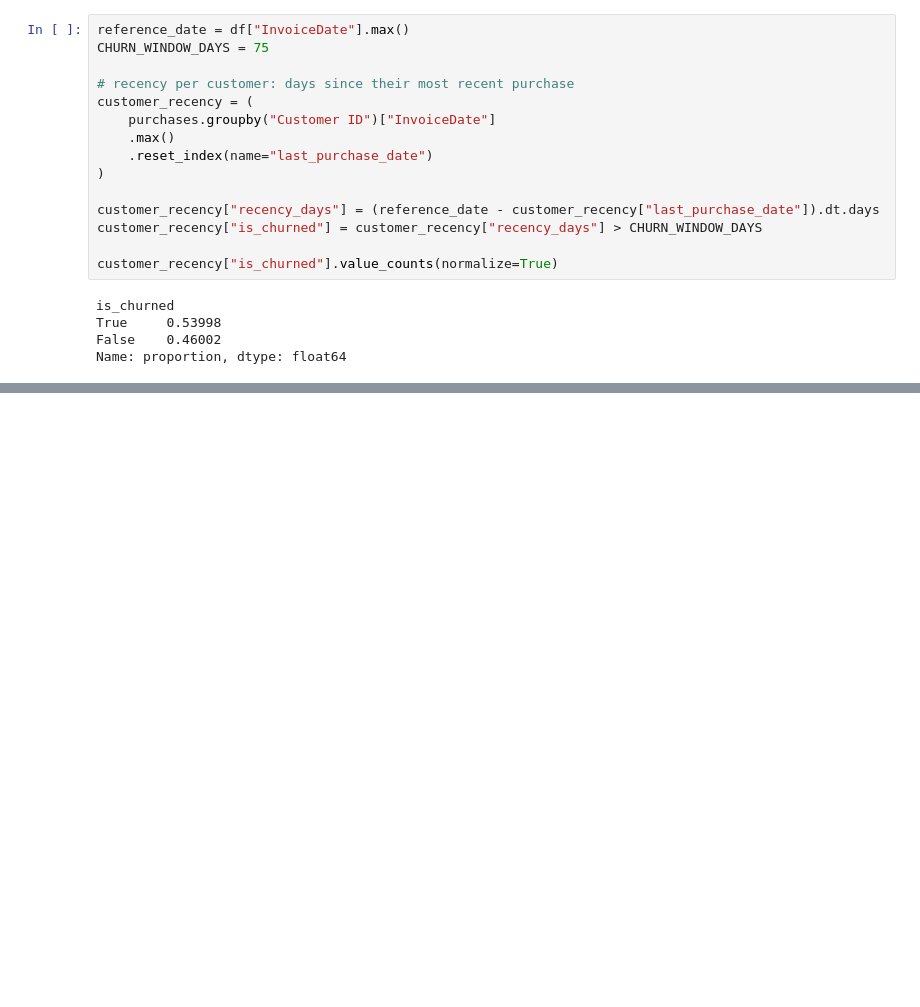
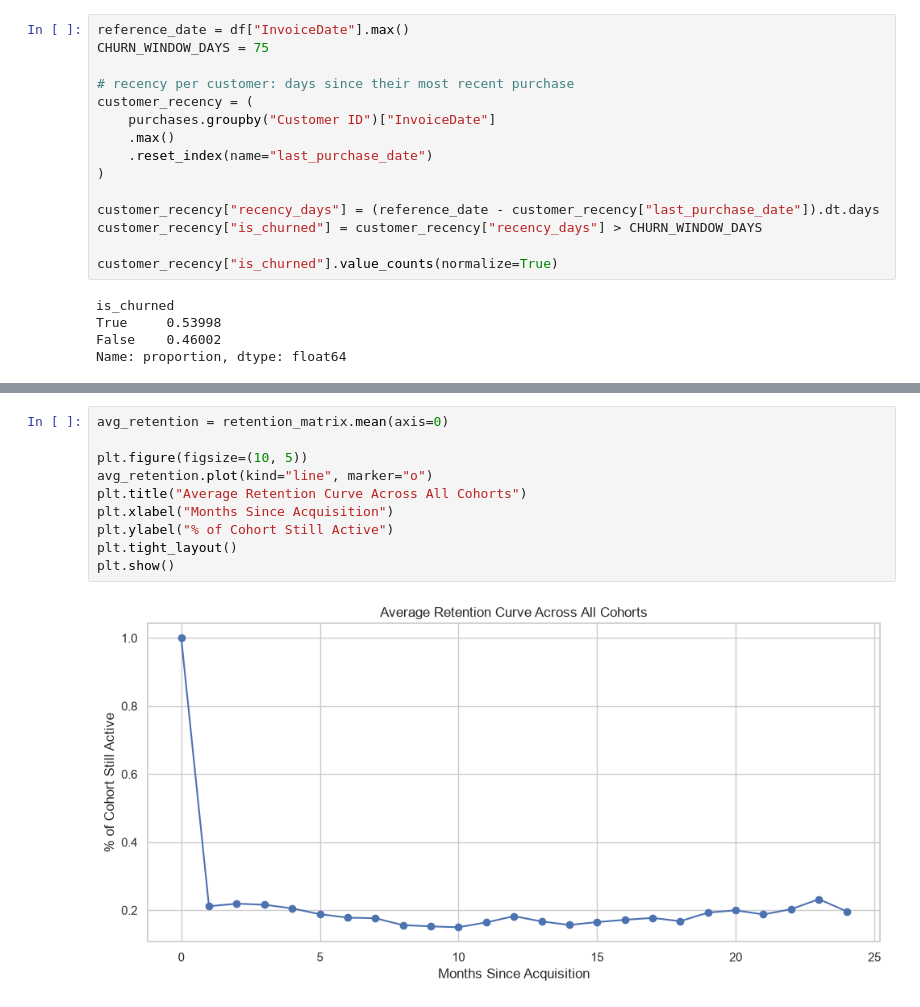
Before and after one commit to Dyna1410-blip/Churn-Prediction, a Jupyter notebook: notebooks/02_eda.ipynb, the cells around one changed output, grey strips where cells are left out. Drawn from its saved outputs; the diff is of its cells as text; blank space fills up the shorter version.

```diff
--- a/notebooks/02_eda.ipynb
+++ b/notebooks/02_eda.ipynb
@@ -170,0 +285,12 @@ Name: proportion, dtype: float64
+# %%
+avg_retention = retention_matrix.mean(axis=0)
+
+plt.figure(figsize=(10, 5))
+avg_retention.plot(kind="line", marker="o")
+plt.title("Average Retention Curve Across All Cohorts")
+plt.xlabel("Months Since Acquisition")
+plt.ylabel("% of Cohort Still Active")
+plt.tight_layout()
+plt.show()
+# %% [output]
+[figure, added]
```
Also changed, not shown: parts of 5 cells of this notebook.
